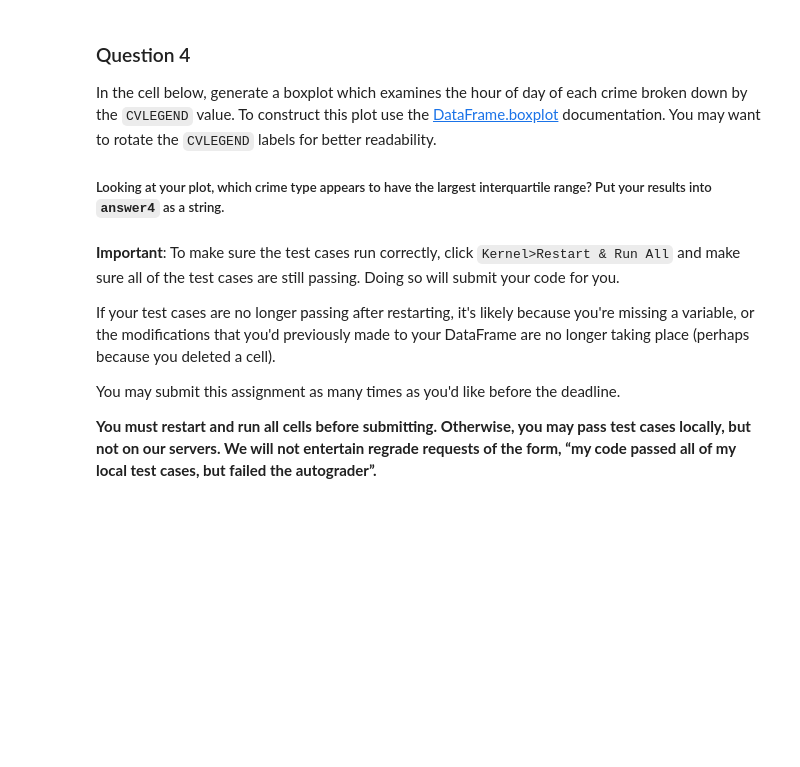
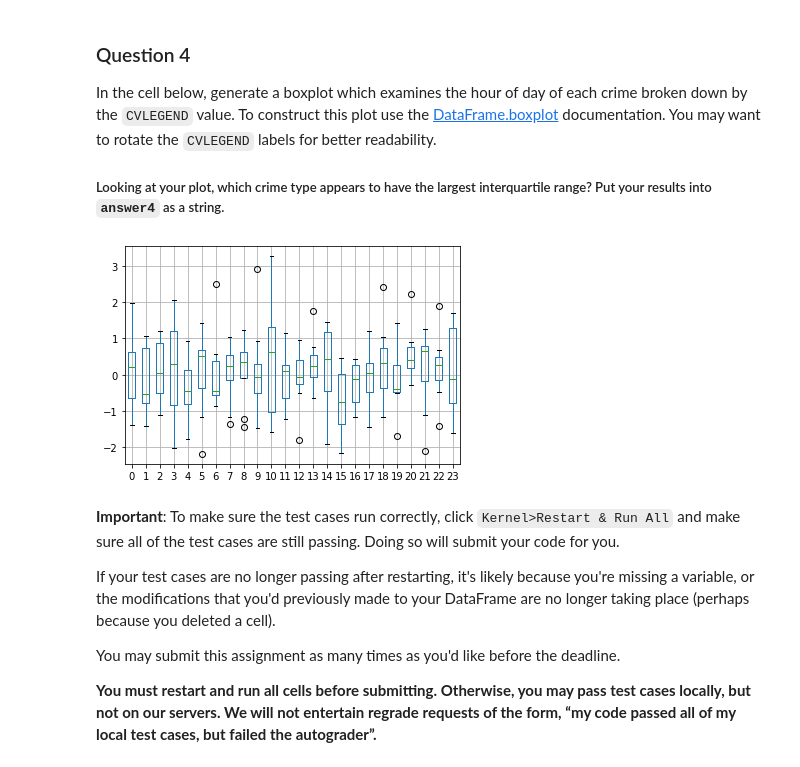
Before and after one commit to TheEvergreenStateCollege/week-2-Monado-Guy, a Jupyter notebook: lab/lab03/lab03.ipynb, the cells around one changed output. Drawn from its saved outputs; the diff is of its cells as text; code cells hidden in the pictures; blank space fills up the shorter version.

```diff
--- a/lab/lab03/lab03.ipynb
+++ b/lab/lab03/lab03.ipynb
@@ -359,3 +358,16 @@ answer4 = ...
+# %%
+#answer4 =
+
+#filtered = calls[calls["CVLEGEND"] == "ROBBERY"]
+hours = list(range(24))
+
+df = pd.DataFrame(np.random.randn(8, 24), columns=hours)
+
+#df = pd.DataFrame(, columns=hours)
+
+boxplot = df.boxplot(column=hours)
+# %% [output]
+[figure, added]
 # %%
 grader.check("q4")
 # %% [markdown]
```
Also changed, not shown: parts of 3 cells of this notebook.
